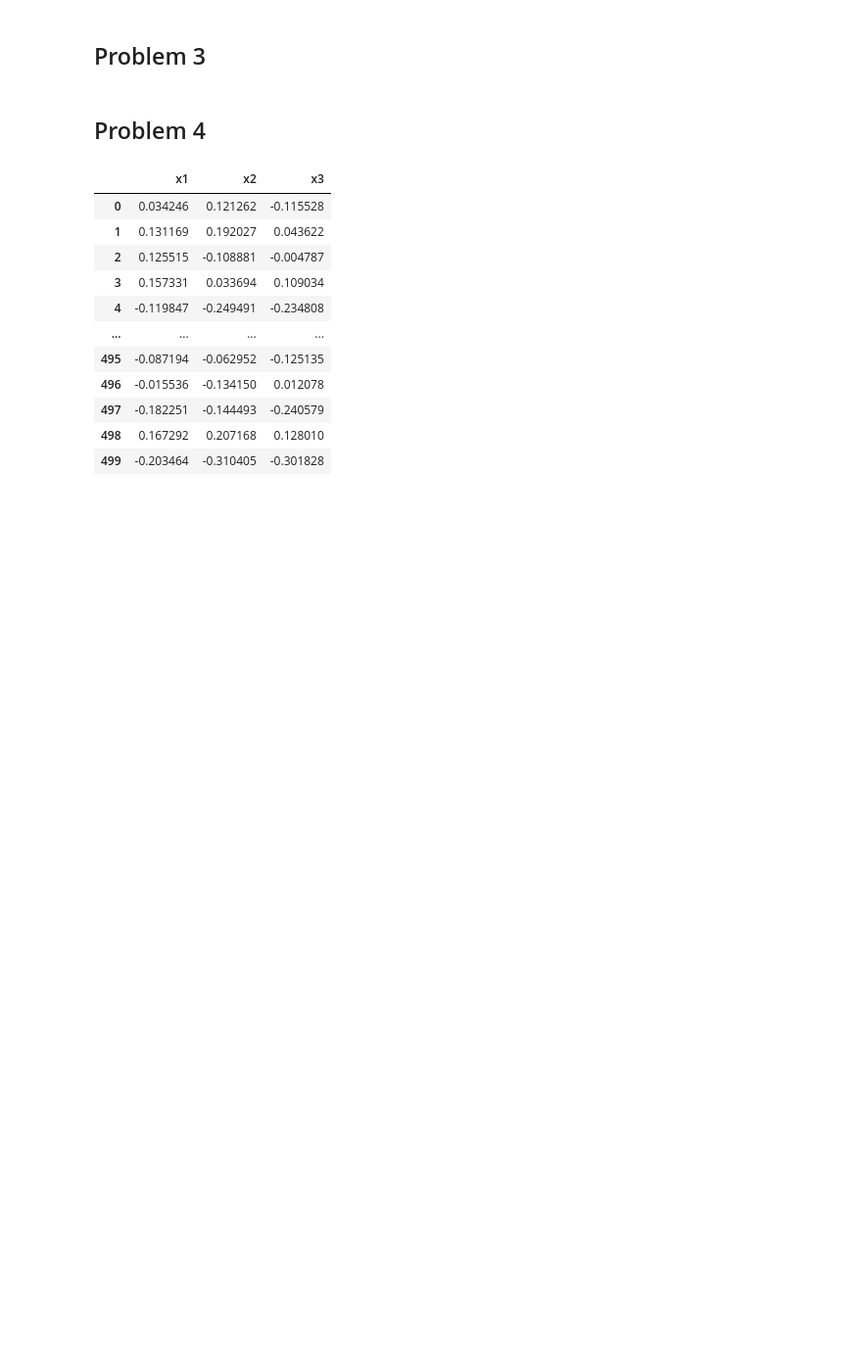
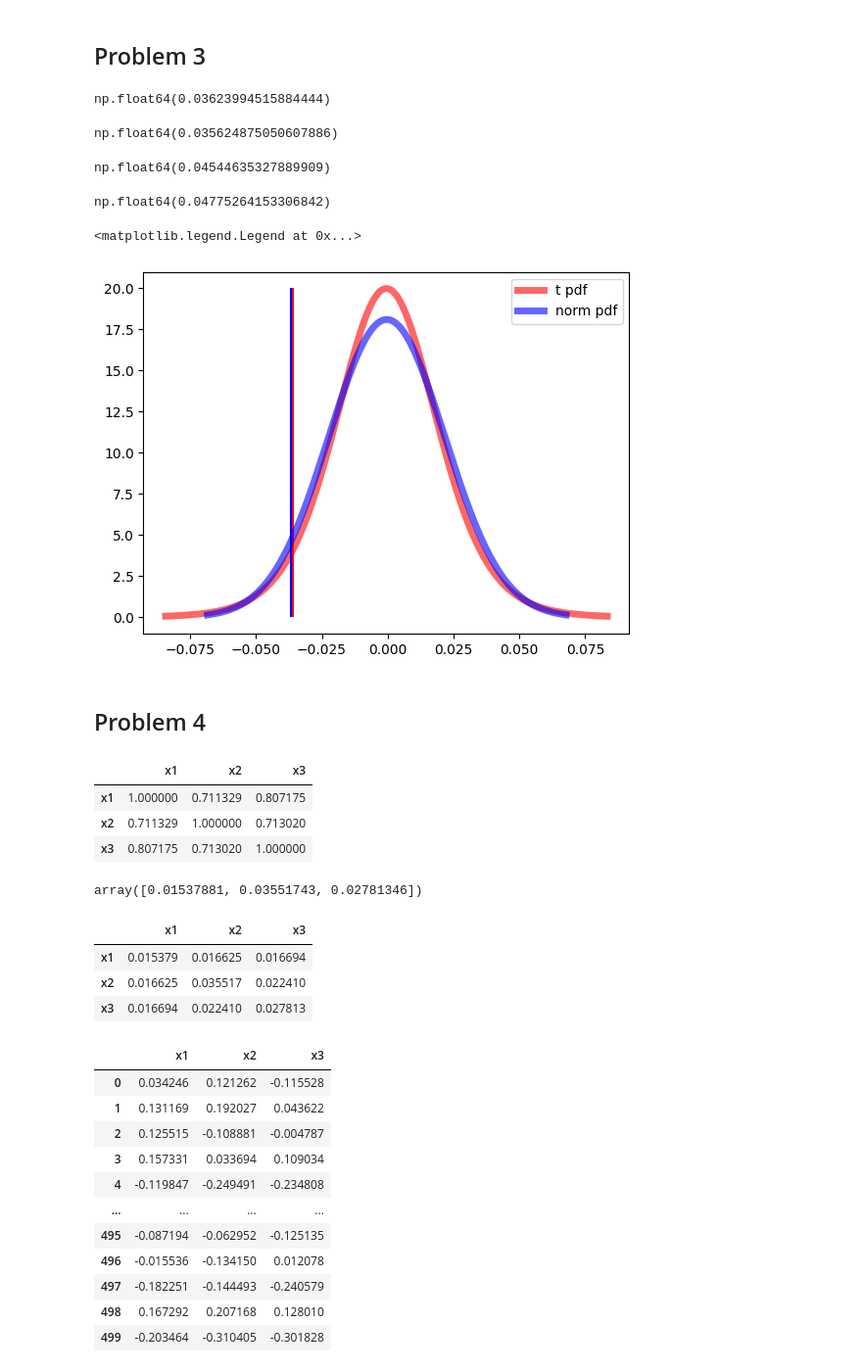
Before and after one commit to caelum24/FINTECH545, a Jupyter notebook: midterm.ipynb, the cells around one changed output. Shown at 98% size. Cells and saved outputs as stored; diff of their text form; code cells hidden in the pictures; blank space fills up the shorter version.

```diff
--- a/midterm.ipynb
+++ b/midterm.ipynb
@@ -81,0 +89,10 @@ data_2
+# %%
+mu_vector, covariance_matrix = distributions.fit_multivariate_normal_dist(data_2)
+
+mu, sigma, nu = distributions.fit_univariate_t_dist(data_2)
+# %%
+# normal
+
+norm_mean = mu_vector.iloc[0]
+norm_sigma = np.sqrt(covariance_matrix.iloc[0,0])
+print(norm_mean, norm_sigma)
@@ -84,3 +118,45 @@ data_2
+# %%
+abs_VaR_norm
+# %% [output]
+np.float64(0.03623994515884444)
+# %%
+abs_VaR_t
+# %% [output]
+np.float64(0.035624875050607886)
+# %%
+abs_ES_norm
+# %% [output]
+np.float64(0.04544635327889909)
+# %%
+abs_ES_t
+# %% [output]
+np.float64(0.04775264153306842)
+# %%
+import numpy as np
+from scipy.stats import t, norm
+import matplotlib.pyplot as plt
+fig, ax = plt.subplots(1, 1)
+
+df = nu
+x = np.linspace(t.ppf(0.001, df, loc=mu, scale=sigma),
+                t.ppf(0.999, df, loc=mu, scale=sigma), 10000)
+ax.plot(x, t.pdf(x, df, loc=mu, scale=sigma),
+       'r-', lw=5, alpha=0.6, label='t pdf')
+
+plt.vlines(t.ppf(0.05, df, loc=mu, scale=sigma), 0, 20, colors="r")
+
+
+x = np.linspace(norm.ppf(0.001,loc=norm_mean, scale=norm_sigma),
+                norm.ppf(0.999,loc=norm_mean, scale=norm_sigma), 10000)
+ax.plot(x, norm.pdf(x, loc=norm_mean, scale=norm_sigma),
+       'b-', lw=5, alpha=0.6, label='norm pdf')
+
+plt.vlines(norm.ppf(0.05, loc=norm_mean, scale=norm_sigma), 0, 20, colors="b")
+plt.legend()
+# ax.plot()
+# %% [output]
+<matplotlib.legend.Legend at 0x...>
+[figure, added]
 # %% [markdown]
 ## Problem 4
 # %%
@@ -88,3 +166,23 @@ data_4 = pd.read_csv("problem4.csv")
+# %%
+corr
+# %% [output]
+|  | x1 | x2 | x3 |
+| x1 | 1.000000 | 0.711329 | 0.807175 |
+| x2 | 0.711329 | 1.000000 | 0.713020 |
+| x3 | 0.807175 | 0.713020 | 1.000000 |
+# %%
+cov = measurements.compute_covariance(data_4, drop_missing = False, exponentially_weighted = True, lambda_ = 0.97, ddof=1)
+np.diag(cov)
+# %% [output]
+array([0.01537881, 0.03551743, 0.02781346])
+# %%
+cov_ew_corr = measurements.compute_covariance_with_ew_corr(data_4, corr_lambda=0.94, var_lambda=0.97)
+cov_ew_corr
+# %% [output]
+|  | x1 | x2 | x3 |
+| x1 | 0.015379 | 0.016625 | 0.016694 |
+| x2 | 0.016625 | 0.035517 | 0.022410 |
+| x3 | 0.016694 | 0.022410 | 0.027813 |
 # %%
 data_4
 # %% [output]
```
Also changed, not shown: parts of 31 cells of this notebook, 8 other files.
